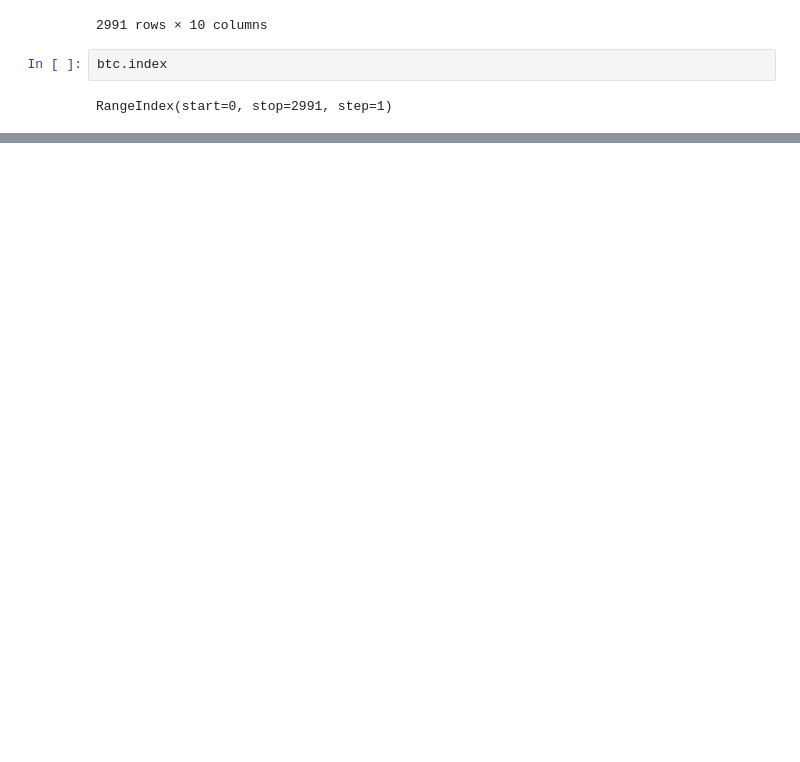
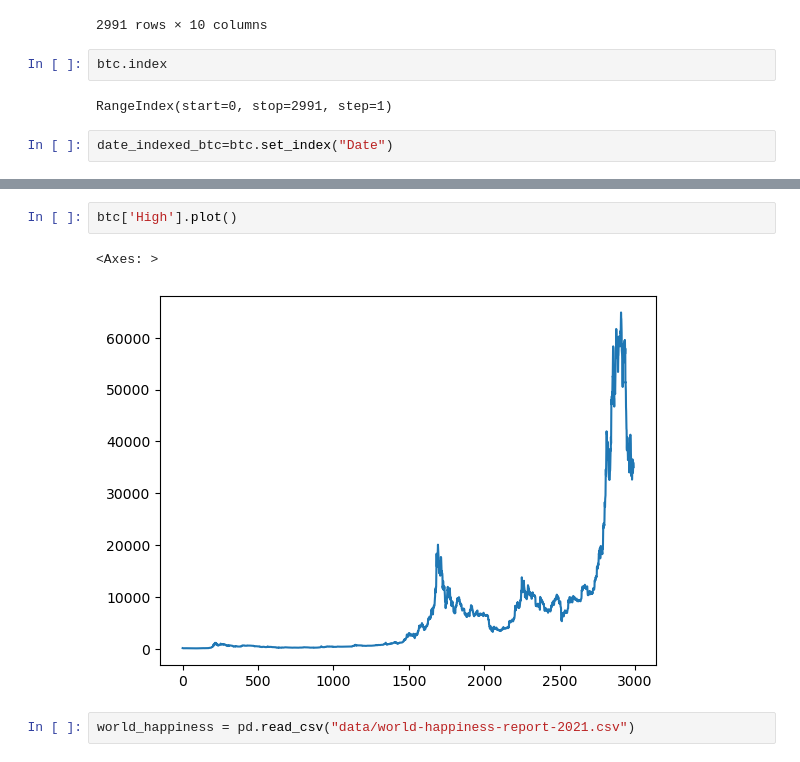
Before and after one commit to mageshyt/Machine-Learning-2023, a Jupyter notebook: Data Analysis & Visualization/04_Indexes_and_Sorting.ipynb, the cells around one changed output, grey strips where cells are left out. Saved outputs shown, nothing was run; the diff lists cells and outputs as text; blank space fills up the shorter version.

Commit message:
index and sorting

```diff
--- a/Data Analysis & Visualization/04_Indexes_and_Sorting.ipynb
+++ b/Data Analysis & Visualization/04_Indexes_and_Sorting.ipynb
@@ -23,3 +23,5 @@ btc
 btc.index
 # %% [output]
 RangeIndex(start=0, stop=2991, step=1)
+# %%
+date_indexed_btc=btc.set_index("Date")
@@ -25,0 +45,7 @@ RangeIndex(start=0, stop=2991, step=1)
+# %%
+btc['High'].plot()
+# %% [output]
+<Axes: >
+[figure, added]
+# %%
+world_happiness = pd.read_csv("data/world-happiness-report-2021.csv")
```
Also changed, not shown: parts of 17 cells of this notebook.
